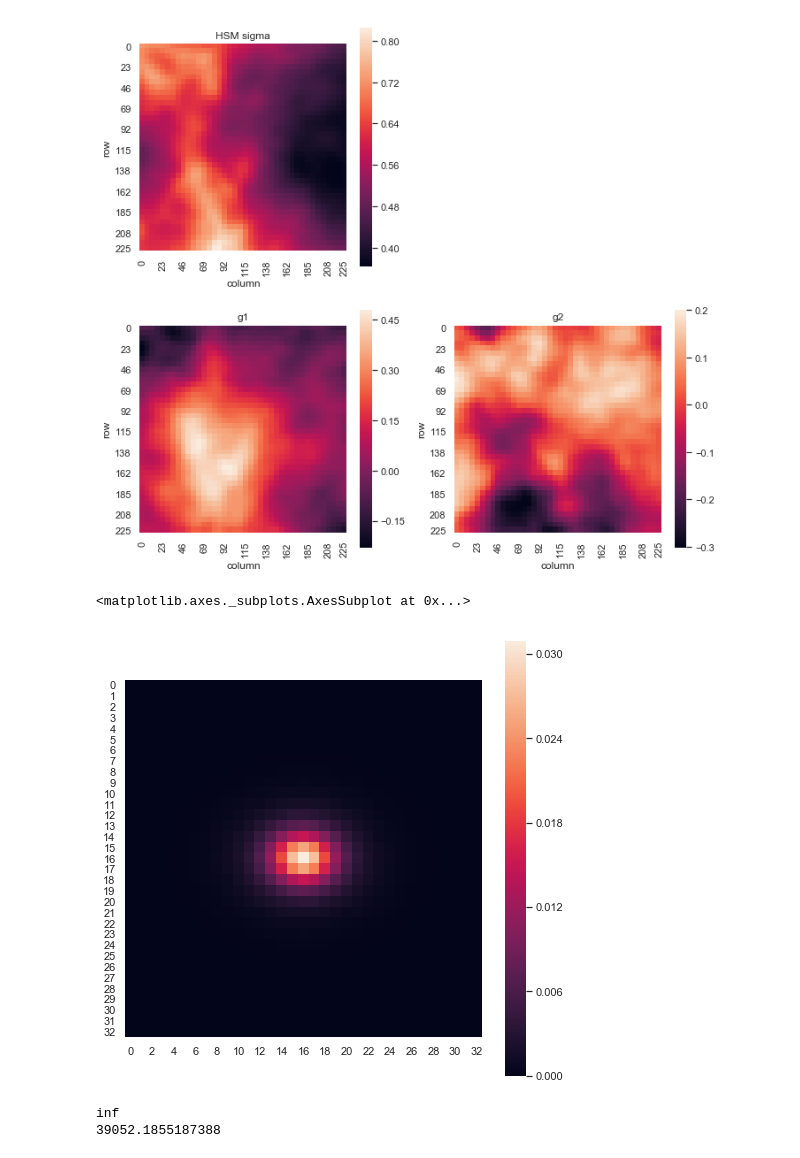
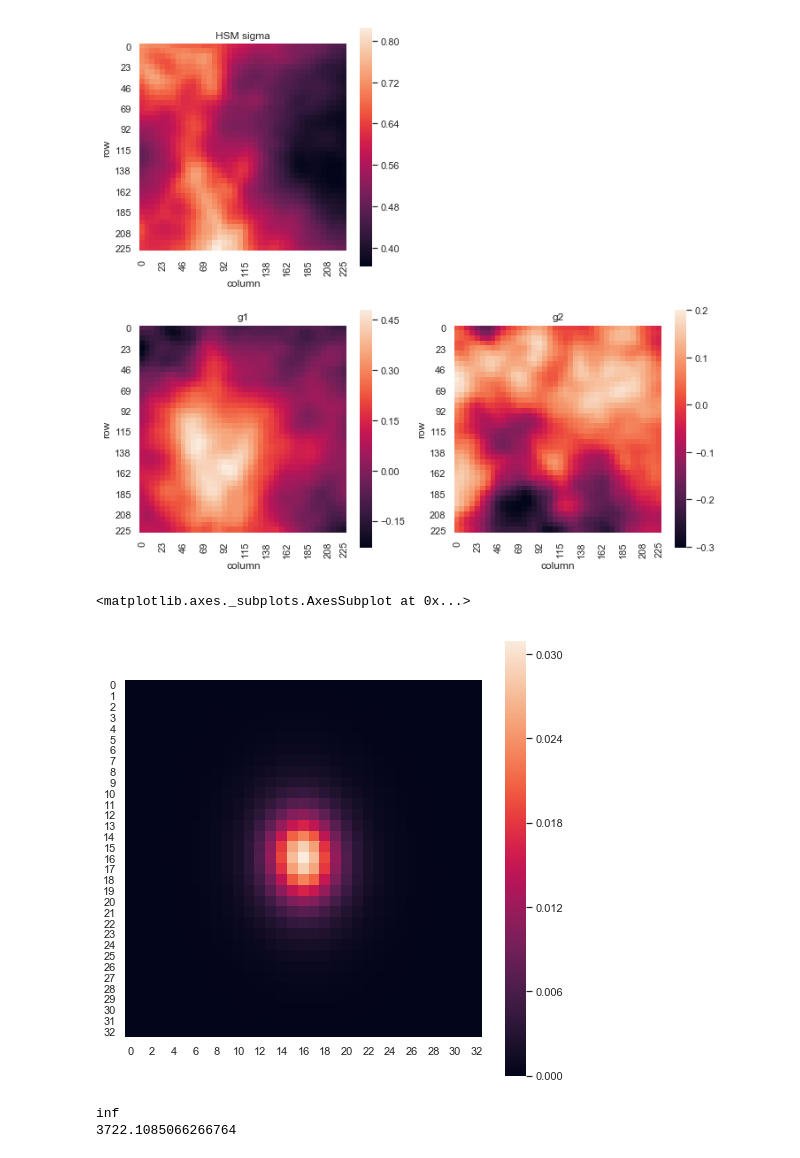
Before and after one commit to beckermr/metadetect-sims, a Jupyter notebook: plots_and_notebooks/plot_ps_psf.ipynb, the cells around one changed output. Drawn from its saved outputs; the diff is of its cells as text; code cells hidden in the pictures.

```diff
--- a/plots_and_notebooks/plot_ps_psf.ipynb
+++ b/plots_and_notebooks/plot_ps_psf.ipynb
@@ -99,15 +99,15 @@ _plot_psf_variation(fwhm, g1, g2, n=n)
 [figure]
 # %%
 plt.figure(figsize=(8, 8))
-psf_im = psf.getPSF(galsim.PositionD(x=10, y=101)).drawImage(scale=0.25, nx=33, ny=33).array
+psf_im = psf.getPSF(galsim.PositionD(x=10, y=10)).drawImage(scale=0.25, nx=33, ny=33).array
 sns.heatmap(psf_im, square=True)
 # %% [output]
 <matplotlib.axes._subplots.AxesSubplot at 0x...>
-[figure, old version]
+[figure, new version]
 # %%
 nse = np.std(psf_im[-1, :])
 print(np.sqrt(np.sum(psf_im**2) / noise_level**2))
 print(np.sqrt(np.sum(psf_im**2) / nse**2))
 # %% [output]
 inf
-39052.1855187388
+3722.1085066266764
```
Also changed, not shown: 54 other files.
